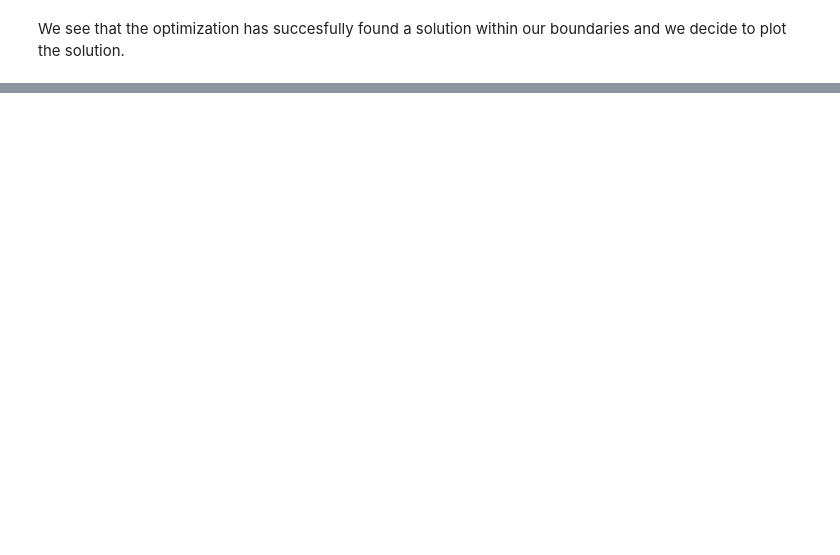
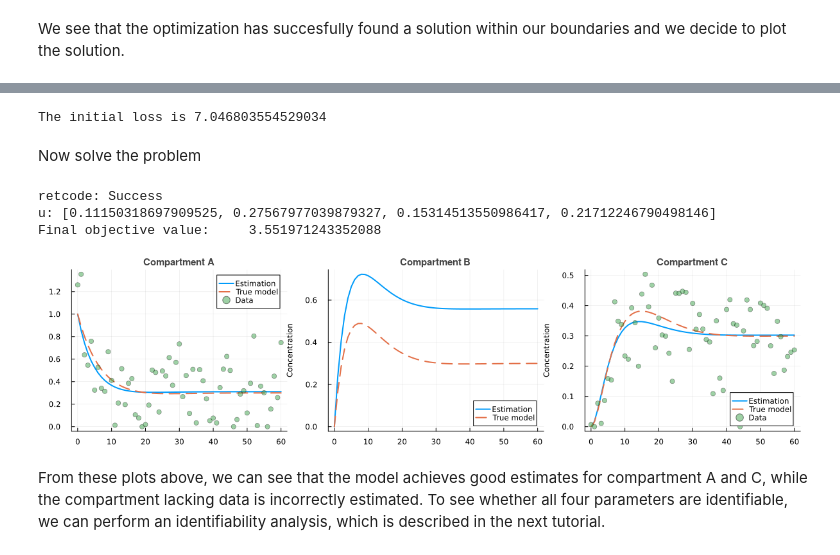
Before and after one commit to max-de-rooij/julia-ode-tutorial, a Jupyter notebook: 4-parameter-estimation.ipynb, the cells around one changed output, grey strips where cells are left out. Drawn from its saved outputs; the diff is of its cells as text; code cells hidden in the pictures; blank space fills up the shorter version.

```diff
--- a/4-parameter-estimation.ipynb
+++ b/4-parameter-estimation.ipynb
@@ -93,0 +106,59 @@ titlefontsize = 10, titlefontfamily = "Helvetica Bold")
+# %%
+# use the same initial parameters as in the first function
+initial_p = [0.1, 0.15, 0.07, 0.12]
+
+function get_loss(data, problem::ODEProblem)
+
+    loss = (p) -> begin
+    # save the solution at every data point
+    solution = DifferentialEquations.solve(problem,Tsit5(), p=p, saveat=0:60)
+
+    error = sum(abs2, Matrix(solution)[[1,3],:].-data)
+    return error, solution
+    end
+
+    loss
+end
+
+loss_func = get_loss(data_AC, new_system)
+
+print("The initial loss is $(loss_func(initial_p)[1])")
+# %% [output]
+The initial loss is 7.046803554529034
+# %% [markdown]
+Now solve the problem
+# %%
+adtype = Optimization.AutoZygote()
+optf   = Optimization.OptimizationFunction((x,p) -> loss_func(x), adtype);
+
+opt_problem = Optimization.OptimizationProblem(optf, initial_p, lb = [0.,0.,0.,0.], ub=[0.5,0.5,0.5,0.5]);
+sol     = Optimization.solve(opt_problem, BFGS(linesearch=BackTracking(order=3)),x_tol=1e-12, g_tol=1e-12)
+print(sol)
+# %% [output]
+retcode: Success
+u: [0.11150318697909525, 0.27567977039879327, 0.15314513550986417, 0.21712246790498146]
+Final objective value:     3.551971243352088
+# %%
+assimilated_system = remake(problem, p = sol.u, tspan=(0.,60.))
+assimilated_ode_solution = DifferentialEquations.solve(assimilated_system)
+
+# A
+pA = plot(assimilated_ode_solution(0:60, idxs=1), labels="Estimation", title="Compartment A")
+plot!(pA, new_ode_solution(0:60, idxs=1), labels="True model", ls=:dash)
+scatter!(pA, 0:60, data_AC'[:,1], labels="Data", alpha=0.5)
+
+# B
+pB = plot(assimilated_ode_solution(0:60, idxs=2), labels="Estimation", title="Compartment B")
+plot!(pB, new_ode_solution(0:60, idxs=2), labels="True model", ls=:dash)
+
+# C
+pC = plot(assimilated_ode_solution(0:60, idxs=3), labels="Estimation", title="Compartment C")
+plot!(pC, new_ode_solution(0:60, idxs=3), labels="True model", ls=:dash)
+scatter!(pC, 0:60, data_AC'[:,2], labels="Data", alpha=0.5)
+
+plot(pA, pB, pC, linewidth=2, xlabel="Time", ylabel="Concentration",
+labelfontsize=8, titlefontsize = 10, titlefontfamily = "Helvetica Bold", layout=(1,3), size=(1200,300), palette=:seaborn_colorblind)
+# %% [output]
+[figure, added]
+# %% [markdown]
+From these plots above, we can see that the model achieves good estimates for compartment A and C, while the compartment lacking data is incorrectly estimated. To see whether all four parameters are identifiable, we can perform an identifiability analysis, which is described in the next tutorial.
```
Also changed, not shown: parts of 9 cells of this notebook, 9 other files.
